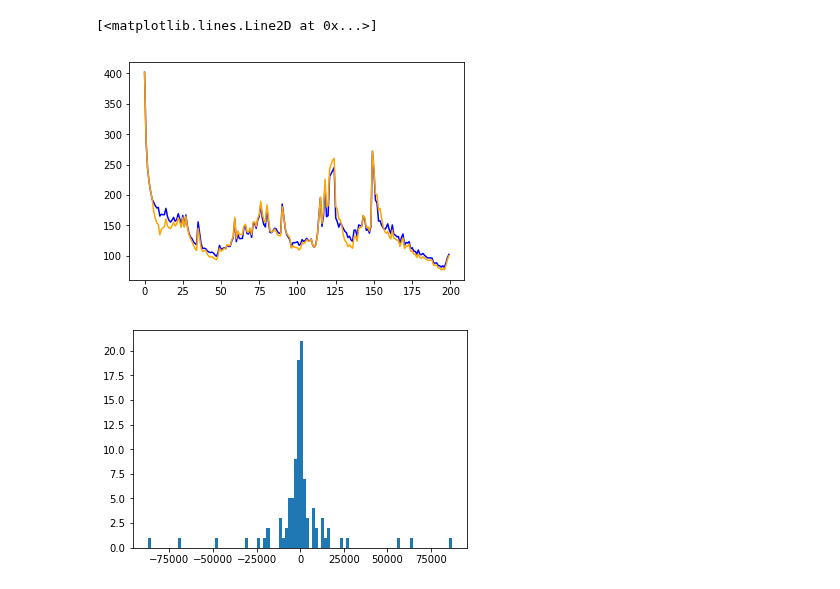
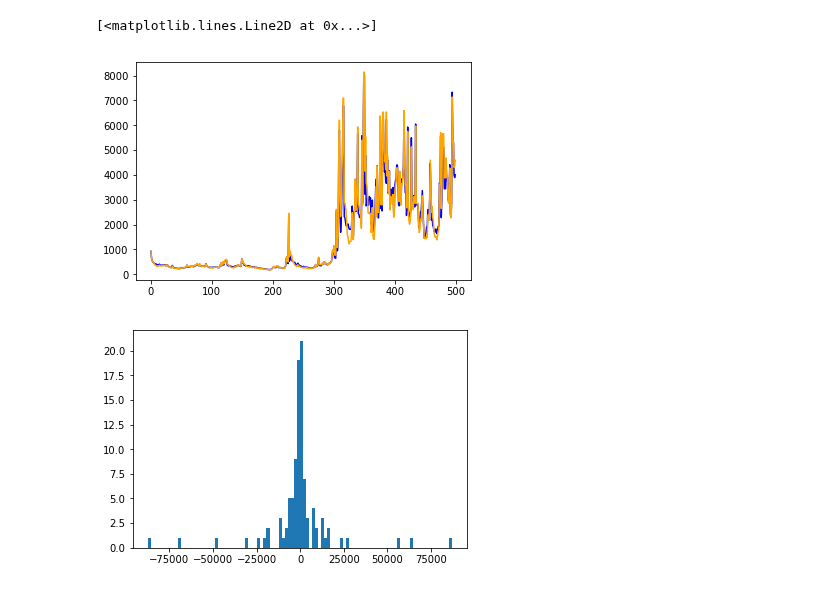
Before and after one commit to semeniuta/CarND-Advanced-Lane-Lines, a Jupyter notebook: 8_curvature_and_pos.ipynb, the cells around one changed output. Saved outputs shown, nothing was run; the diff lists cells and outputs as text; code cells hidden in the pictures.

Commit message:
The updated create_processing_func with curvature; curvature_poly2_in_meters; fixes in notebooks

```diff
--- a/8_curvature_and_pos.ipynb
+++ b/8_curvature_and_pos.ipynb
@@ -56,7 +54,7 @@ def create_processing_func_curvature(
     M,
     M_inv,
     memory_size=5,
-    diff_threshold=int(1e6)
+    diff_threshold=int(1e4)
 ):
 
     runner = CompGraphRunner(cg, frozen_tokens=cg_params)
@@ -67,17 +65,13 @@ def create_processing_func_curvature(
         'p_coefs_right': np.array([0.8e-4, 0.1, 80.])
     }
 
-    last_y = cg_params['canvas_size'][1]
-    pixels_per_meter = 113.5
+    mx, my = lanelines.pixel_to_meter_ratios_custom()
 
     coefs_smoother = Smoother(runner, M, tokens, thresholds)
 
     def curv(coefs):
-        c1 = lanelines.curvature_poly2(coefs['p_coefs_left'], last_y)
-        c2 = lanelines.curvature_poly2(coefs['p_coefs_right'], last_y)
-        return 0.5 * (c1 + c2)
+        return lanelines.lane_curvature(coefs['p_coefs_left'], coefs['p_coefs_right'], mx, my, runner['canvas_size'])
 
-    #curv_smoother = GenericSmoother(curv, diff_threshold)
     curv_smoother = GenericSmootherWithMemory(curv, diff_threshold, memory_size)
 
     def process(im):
@@ -90,7 +84,7 @@ def create_processing_func_curvature(
 
         curvature = curv_smoother(coefs)
 
-        return rendered_im, curvature / pixels_per_meter
+        return rendered_im, curvature
 
     return process
 # %%
@@ -113,11 +107,11 @@ def get_curvatures_smoothed(first_n=None, memory_size=10):
     return np.array(curvatures_smoothed)
 # %%
 #curvatures_smoothed = get_curvatures_smoothed(first_n=50)
-plt.plot( get_curvatures_smoothed(first_n=200, memory_size=10), color='blue' )
-plt.plot( get_curvatures_smoothed(first_n=200, memory_size=5), color='orange' )
+plt.plot( get_curvatures_smoothed(first_n=500, memory_size=10), color='blue' )
+plt.plot( get_curvatures_smoothed(first_n=500, memory_size=5), color='orange' )
 # %% [output]
 [<matplotlib.lines.Line2D at 0x...>]
-[figure, old version]
+[figure, new version]
 # %%
 def get_curvatures_raw():
 
```
Also changed, not shown: parts of 3 cells of this notebook, 4 other files.
